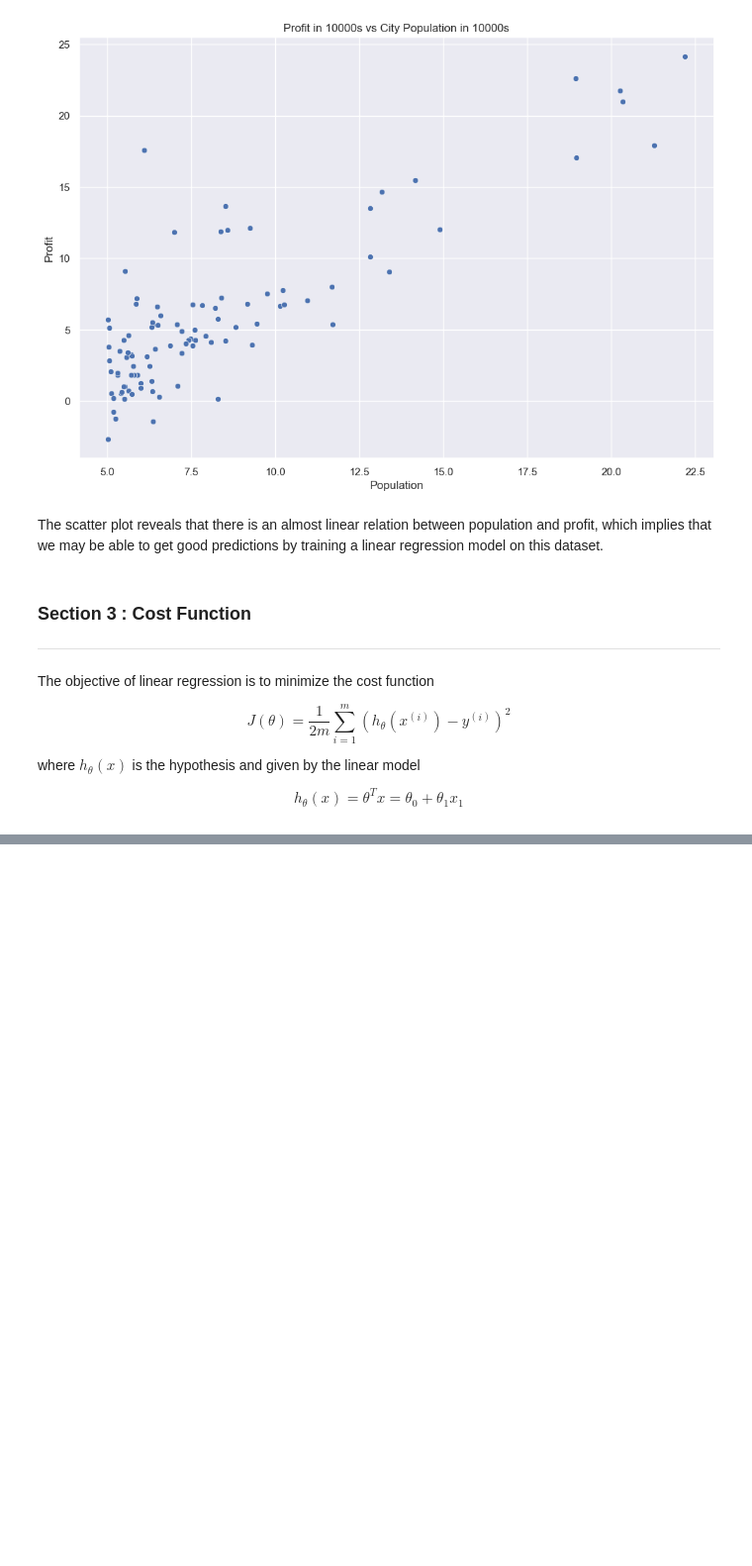
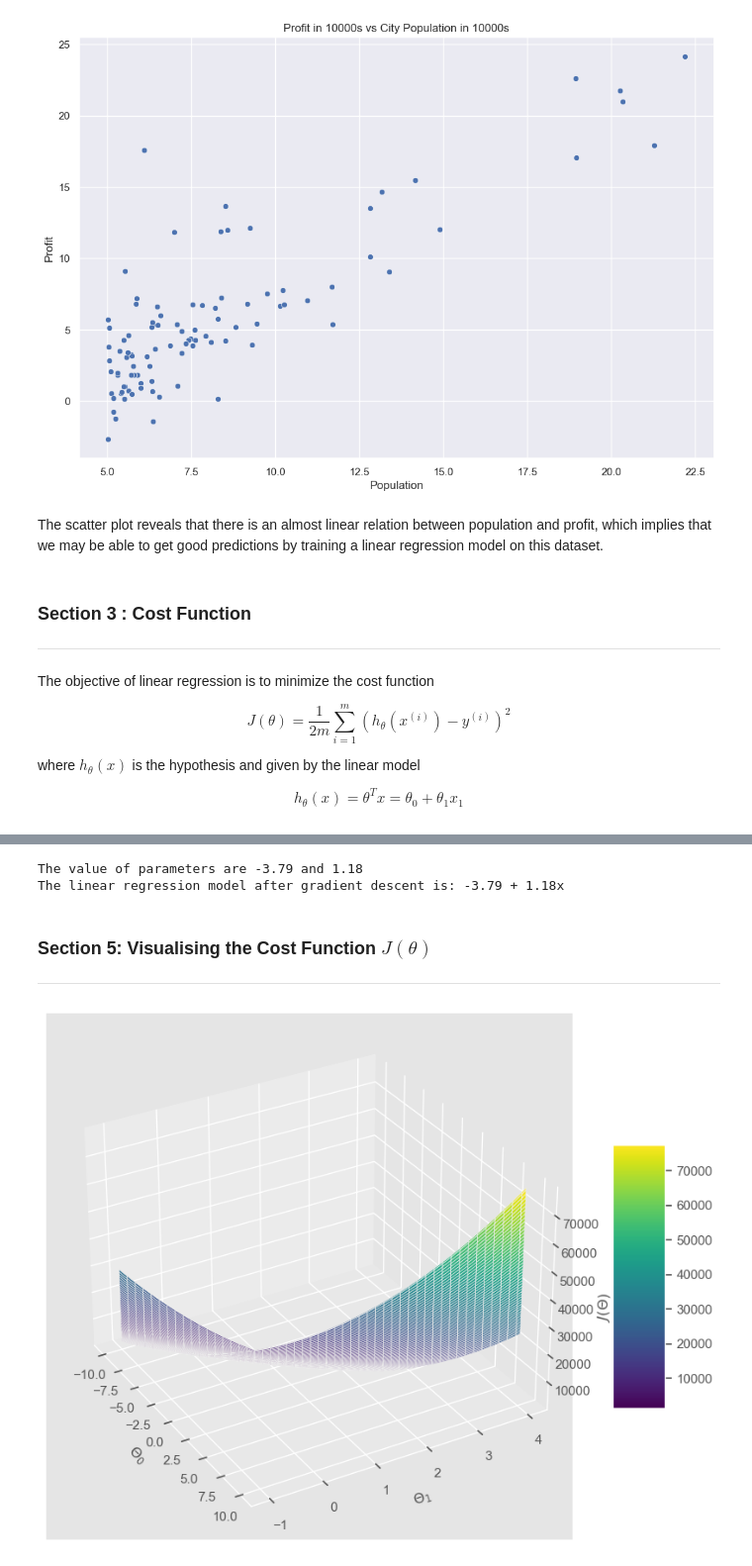
Before and after one commit to Consistent-Milk/DS_Notes, a Jupyter notebook: Capstone Projects/Gradient Descent/Notes.ipynb, the cells around one changed output, grey strips where cells are left out. Shown at 99% size. Saved outputs shown, nothing was run; the diff lists cells and outputs as text; code cells hidden in the pictures; blank space fills up the shorter version.

Commit message:
Gradient Descent Complete

```diff
--- a/Capstone Projects/Gradient Descent/Notes.ipynb
+++ b/Capstone Projects/Gradient Descent/Notes.ipynb
@@ -95,3 +95,19 @@ $$J(\theta) = \frac{1}{2m} \sum_{i=1}^m (h_\theta(x^{(i)}) - y^{(i)} )^2$$
 where $h_{\theta}(x)$ is the hypothesis and given by the linear model
 
 $$h_{\theta}(x) = \theta^Tx = \theta_0 + \theta_1x_1$$
+# %%
+def cost_function(X: np.ndarray, y: np.ndarray, theta: np.ndarray) -> float:
+
+    m = len(y)
+
+    y_pred = np.dot(X, theta)
+    error = (y_pred - y) ** 2
+
+    cost = (1/(2*m)) * np.sum(error)
+
+    return cost
+# %%
+m = df.shape[0]
+x_data = df['Population'].values.reshape(m, 1)
+X = np.append(np.ones((m, 1)), x_data, axis = 1)
+print(X)
@@ -97,0 +132,3 @@ $$h_{\theta}(x) = \theta^Tx = \theta_0 + \theta_1x_1$$
+# %%
+y = df['Profit'].values.reshape(m, 1)
+print(y)
@@ -97,0 +181,14 @@ $$h_{\theta}(x) = \theta^Tx = \theta_0 + \theta_1x_1$$
+# %%
+learning_rate = 0.01
+iterations = 2000
+theta, costs = gradient_descent(X=X, y=y, theta=theta, learning_rate=learning_rate, iterations=iterations)
+paramater_1 = theta[0, 0]
+parameter_2 = theta[1, 0]
+print(f"The value of parameters are {paramater_1:.2f} and {parameter_2:.2f}")
+print(f"The linear regression model after gradient descent is: {paramater_1:.2f} + {parameter_2:.2f}x")
+# %% [output]
+The value of parameters are -3.79 and 1.18
+The linear regression model after gradient descent is: -3.79 + 1.18x
+# %% [markdown]
+### Section 5: Visualising the Cost Function $J(\theta)$
+---
@@ -97,0 +197,26 @@ $$h_{\theta}(x) = \theta^Tx = \theta_0 + \theta_1x_1$$
+# %%
+theta_0 = np.linspace(-10, 10, 100)
+theta_1 = np.linspace(-1, 4, 100)
+
+cost_values = np.zeros((len(theta_0), len(theta_1)))
+
+for i in range(len(theta_0)):
+    for j in range(len(theta_1)):
+        t = np.array([theta_0[i], theta_1[j]])
+        cost_values[i, j] = cost_function(X, y, t)
+# %%
+plt.style.use("ggplot")
+fig = plt.figure(figsize=(12, 8))
+ax = fig.add_subplot(projection="3d")
+
+surf = ax.plot_surface(theta_0, theta_1, cost_values, cmap='viridis')
+fig.colorbar(surf, shrink=0.5, aspect=5)
+
+plt.xlabel('$\Theta_0$')
+plt.ylabel('$\Theta_1$')
+ax.set_zlabel('$J(\Theta)$')
+ax.view_init(30, 330)
+
+plt.show()
+# %% [output]
+[figure, added]
```
Also changed, not shown: parts of 18 cells of this notebook.
